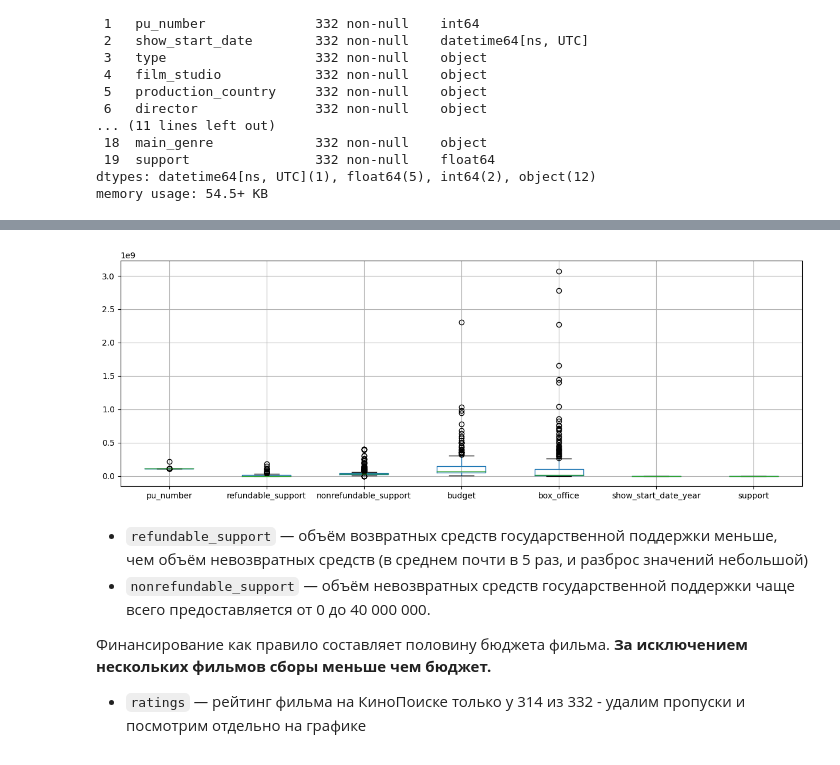
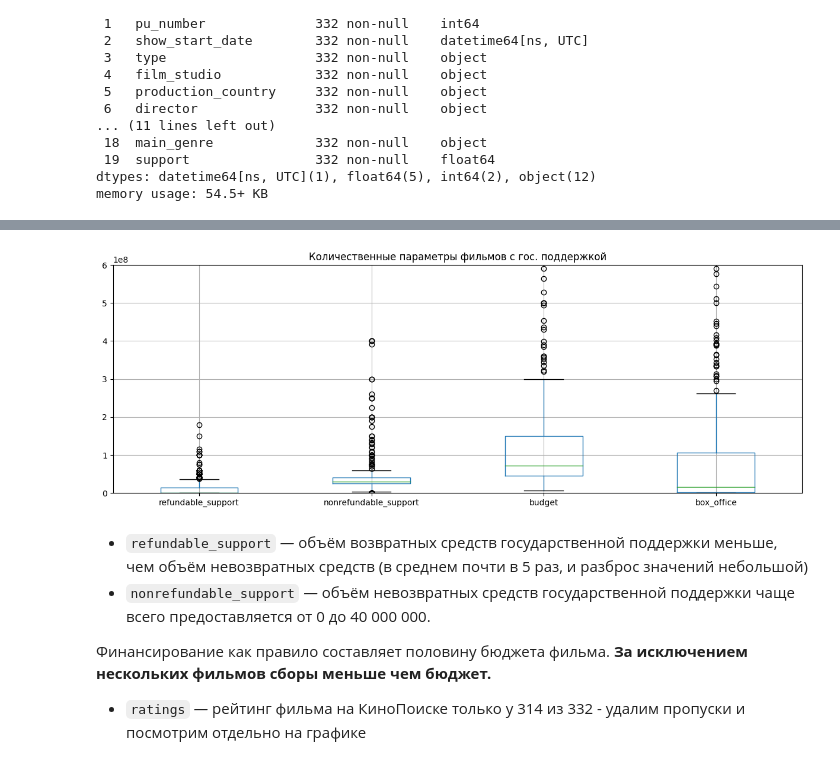
Before and after one commit to dikology/data-analytics, a Jupyter notebook: 04_ mkrf_movies/mkrf_movies_ru.ipynb, the cells around one changed output, grey strips where cells are left out. Saved outputs shown, nothing was run; the diff lists cells and outputs as text; code cells hidden in the pictures.

```diff
--- a/04_ mkrf_movies/db2a44d4-6e85-443a-8806-703c011f2971.ipynb
+++ b/04_ mkrf_movies/mkrf_movies_ru.ipynb
@@ -1334,10 +1464,12 @@ supported.describe()
 | 75% | 111,017,815.8 | 15,000,000.0 | 40,375,000.0 | 150,000,000.0 | 106,373,008.3 | 2,018.0 | ... |
 | max | 214,010,116.0 | 180,000,000.0 | 400,000,000.0 | 2,305,074,303.0 | 3,073,568,690.8 | 2,019.0 | ... |
 # %%
-supported.boxplot(figsize=(15,5))
+supported.boxplot(figsize=(15,5), column=['refundable_support', 'nonrefundable_support', 'budget', 'box_office'])
+plt.title('Количественные параметры фильмов с гос. поддержкой')
+plt.ylim(0,600000000)
 plt.show()
 # %% [output]
-[figure, old version]
+[figure, new version]
 # %% [markdown]
 - `refundable_support` *—* объём возвратных средств государственной поддержки меньше, чем объём невозвратных средств (в среднем почти в 5 раз, и разброс значений небольшой)
 - `nonrefundable_support` *—* объём невозвратных средств государственной поддержки чаще всего предоставляется от 0 до 40 000 000.
```
Also changed, not shown: parts of 29 cells of this notebook.
